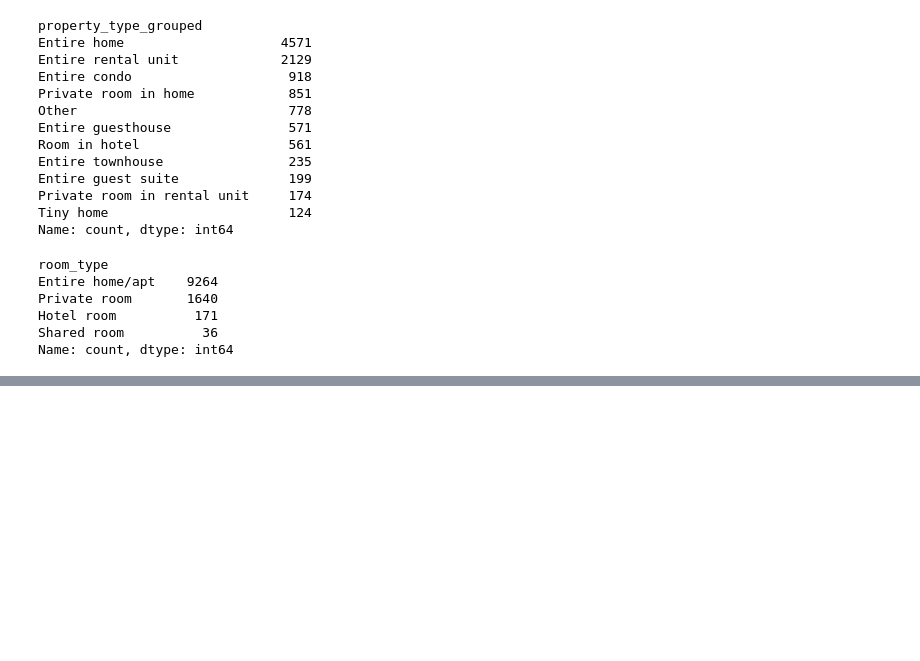
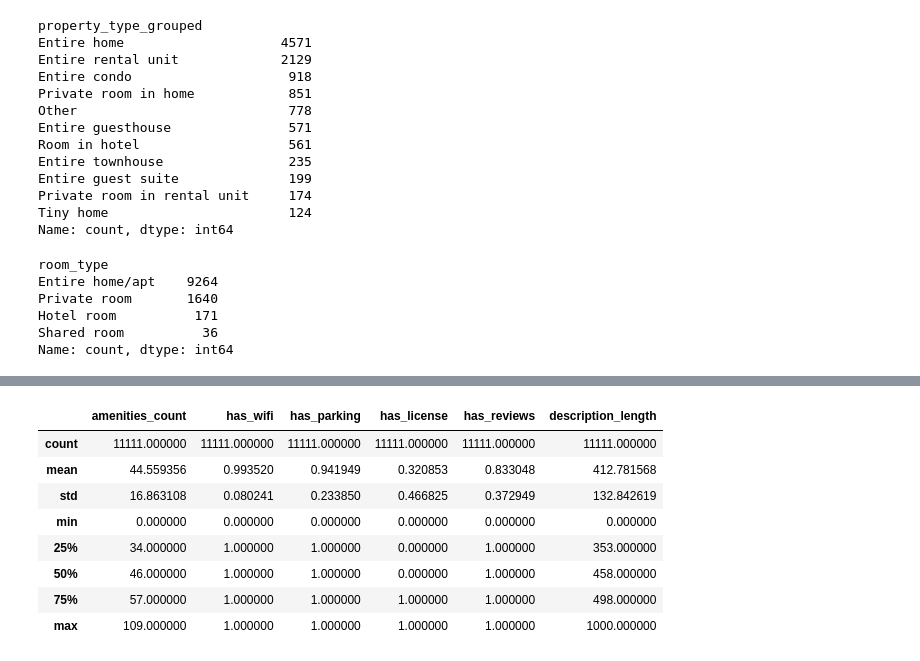
Before and after one commit to juliana-valbuena/Austin, a Jupyter notebook: etapa2-ingenieria-datos/limpieza_airbnb.ipynb, the cells around one changed output, grey strips where cells are left out. Drawn from its saved outputs; the diff is of its cells as text; code cells hidden in the pictures; blank space fills up the shorter version.

```diff
--- a/etapa2-ingenieria-datos/limpieza_airbnb.ipynb
+++ b/etapa2-ingenieria-datos/limpieza_airbnb.ipynb
@@ -207,0 +211,24 @@ Name: count, dtype: int64
+# %%
+# amenidades: conteo total + banderas de amenidades clave para el caso de negocio (wifi, parqueadero, etc.)
+df["amenities_count"] = df["amenities"].apply(lambda x: len(eval(x)) if pd.notna(x) else 0)
+for amenity, flag in [("Wifi", "has_wifi"), ("parking", "has_parking"),
+                       ("Air conditioning", "has_ac"), ("Kitchen", "has_kitchen"),
+                       ("Washer", "has_washer")]:
+    df[flag] = df["amenities"].fillna("").str.contains(amenity, case=False).astype(int)
+
+df["has_license"] = df["license"].notnull().astype(int)
+df["has_reviews"] = (df["number_of_reviews"] > 0).astype(int)
+df["description_length"] = df["description"].fillna("").str.len()
+df["name_length"] = df["name"].fillna("").str.len()
+
+df[["amenities_count", "has_wifi", "has_parking", "has_license", "has_reviews", "description_length"]].describe()
+# %% [output]
+|  | amenities_count | has_wifi | has_parking | has_license | has_reviews | description_length |
+| count | 11111.000000 | 11111.000000 | 11111.000000 | 11111.000000 | 11111.000000 | 11111.000000 |
+| mean | 44.559356 | 0.993520 | 0.941949 | 0.320853 | 0.833048 | 412.781568 |
+| std | 16.863108 | 0.080241 | 0.233850 | 0.466825 | 0.372949 | 132.842619 |
+| min | 0.000000 | 0.000000 | 0.000000 | 0.000000 | 0.000000 | 0.000000 |
+| 25% | 34.000000 | 1.000000 | 1.000000 | 0.000000 | 1.000000 | 353.000000 |
+| 50% | 46.000000 | 1.000000 | 1.000000 | 0.000000 | 1.000000 | 458.000000 |
+| 75% | 57.000000 | 1.000000 | 1.000000 | 1.000000 | 1.000000 | 498.000000 |
+| max | 109.000000 | 1.000000 | 1.000000 | 1.000000 | 1.000000 | 1000.000000 |
```
Also changed, not shown: parts of 16 cells of this notebook.
